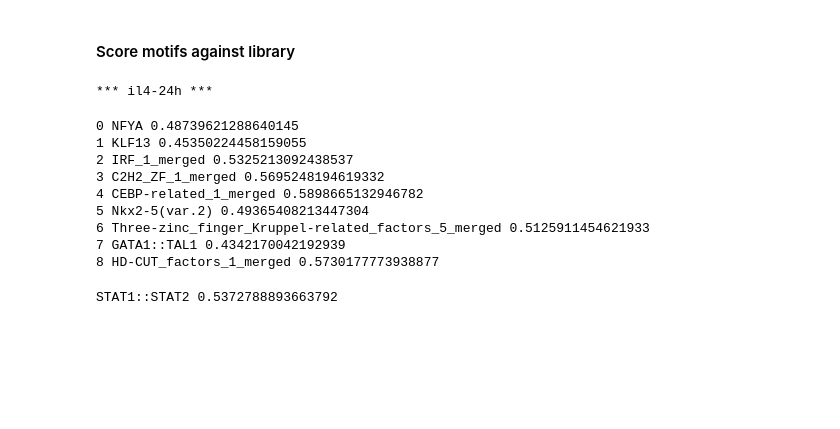
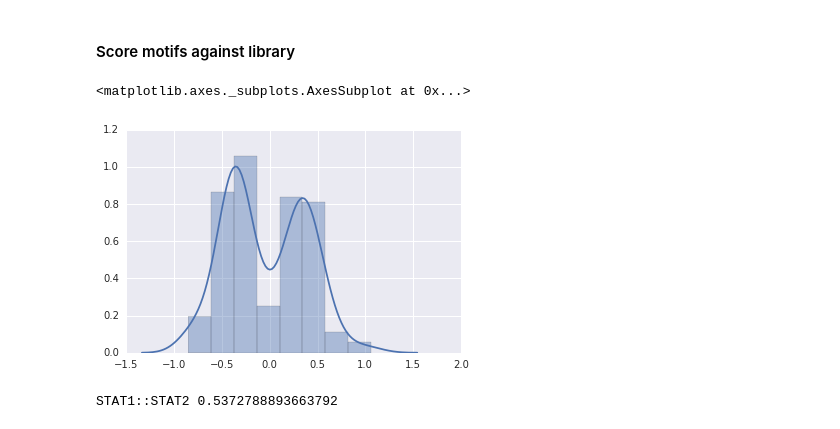
Before and after one commit to jenhantao/genomic_grammar, a Jupyter notebook: Classification Attention Analysis.ipynb, the cells around one changed output. Saved outputs shown, nothing was run; the diff lists cells and outputs as text; code cells hidden in the pictures; blank space fills up the shorter version.

Commit message:
draft scratch code for retrieving motifs

```diff
--- a/Classification Attention Analysis.ipynb
+++ b/Classification Attention Analysis.ipynb
@@ -450,29 +454,27 @@ for condition in sorted(condition_model_dict.keys()):
     conv_motif_dict = {}
     current_model = condition_model_dict[condition]
     motifs = current_model.get_layer('convolution_layer').get_weights()[0]
+    all_scores = []
     for i in range(motifs.shape[-1]):
         motif = motifs[:,:,i]
 
         kernel_name = treatment +  '_' + str(i)
         normed_motif = (kernel_name, normalize_motif(motif))
-        best_score, best_motif, similarity_scores = find_best_matching_motif(normed_motif, motif_library)
-#         best_score, best_motif, similarity_scores = find_best_matching_motif((kernel_name,
-#                                                                               minmax_normalize_motif(motif)), motif_library)
-
+#         best_score, best_motif, similarity_scores = find_best_matching_motif(normed_motif, motif_library)
+        best_score, best_motif, similarity_scores = find_best_matching_motif((kernel_name,
+                                                                              minmax_normalize_motif(motif)), motif_library)
+        all_scores.append(best_score)
         print(i, best_motif[0], best_score)
         conv_motif_dict[kernel_name] = best_motif[0]
+    sns.distplot(all_scores)
+    plt.title(treatment)
+    plt.xlabel('Pearson Corrlation of Best Matching Motif')
     treatment_conv_motif_dict[treatment] = conv_motif_dict
-# %% [output]
-*** il4-24h ***
-0 NFYA 0.48739621288640145
-1 KLF13 0.45350224458159055
-2 IRF_1_merged 0.5325213092438537
-3 C2H2_ZF_1_merged 0.5695248194619332
-4 CEBP-related_1_merged 0.5898665132946782
-5 Nkx2-5(var.2) 0.49365408213447304
-6 Three-zinc_finger_Kruppel-related_factors_5_merged 0.5125911454621933
-7 GATA1::TAL1 0.4342170042192939
-8 HD-CUT_factors_1_merged 0.5730177773938877
+# %%
+sns.distplot(current_model.get_layer('dense_layer').get_weights()[0])
+# %% [output]
+<matplotlib.axes._subplots.AxesSubplot at 0x...>
+[figure, added]
 # %%
 import pickle
 # %%
```
Also changed, not shown: parts of 16 cells of this notebook.
